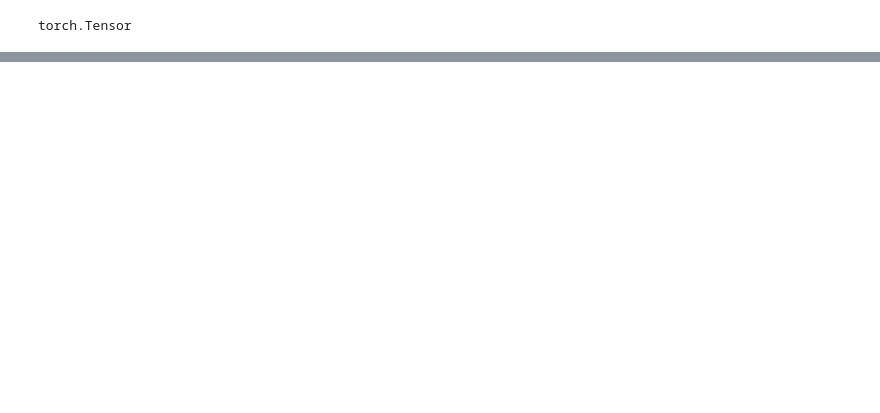
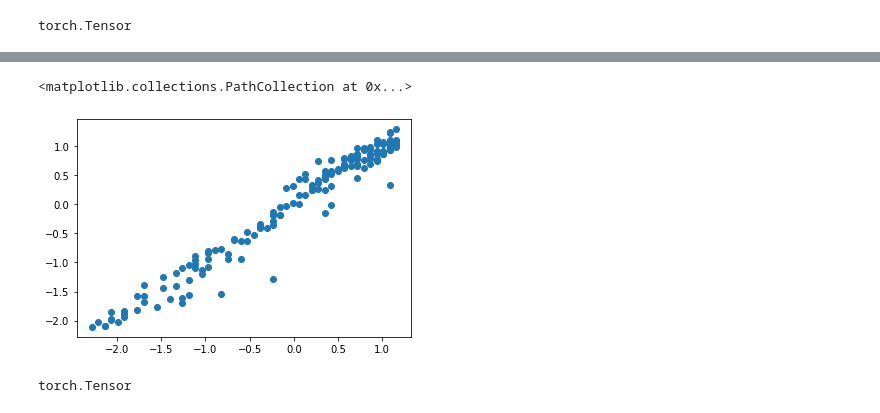
Before and after one commit to pascale25/DeeP_learning_portfolio, a Jupyter notebook: linear_reg_pytorch.ipynb, the cells around one changed output, grey strips where cells are left out. Cells and saved outputs as stored; diff of their text form; code cells hidden in the pictures; blank space fills up the shorter version.

```diff
--- a/linear_reg_pytorch.ipynb
+++ b/linear_reg_pytorch.ipynb
@@ -179,0 +211,27 @@ print(w,b)
+# %%
+# scale and ceter both the x and y
+mx = XX.mean()
+sx = XX.std()
+my = YY.mean()
+sy = YY.std()
+XX = (XX - mx)/sx
+YY = (YY - my)/sy
+# evrything is centered in a small range
+plt.scatter(XX,YY)
+# %% [output]
+<matplotlib.collections.PathCollection at 0x...>
+[figure, added]
+# %%
+# convert to float32
+x = XX.astype(np.float32)
+y = YY.astype(np.float32)
+# creat de linear regression model
+model = nn.Linear(1,1)
+criterion = nn.MSELoss()
+optimizer = torch.optim.SGD(model.parameters(), lr = 0.01, momentum= 0.7)
+# inputs and targets
+inputs = torch.from_numpy(x)
+targets = torch.from_numpy(y)
+type(inputs)
+# %% [output]
+torch.Tensor
```
Also changed, not shown: parts of 51 cells of this notebook.
